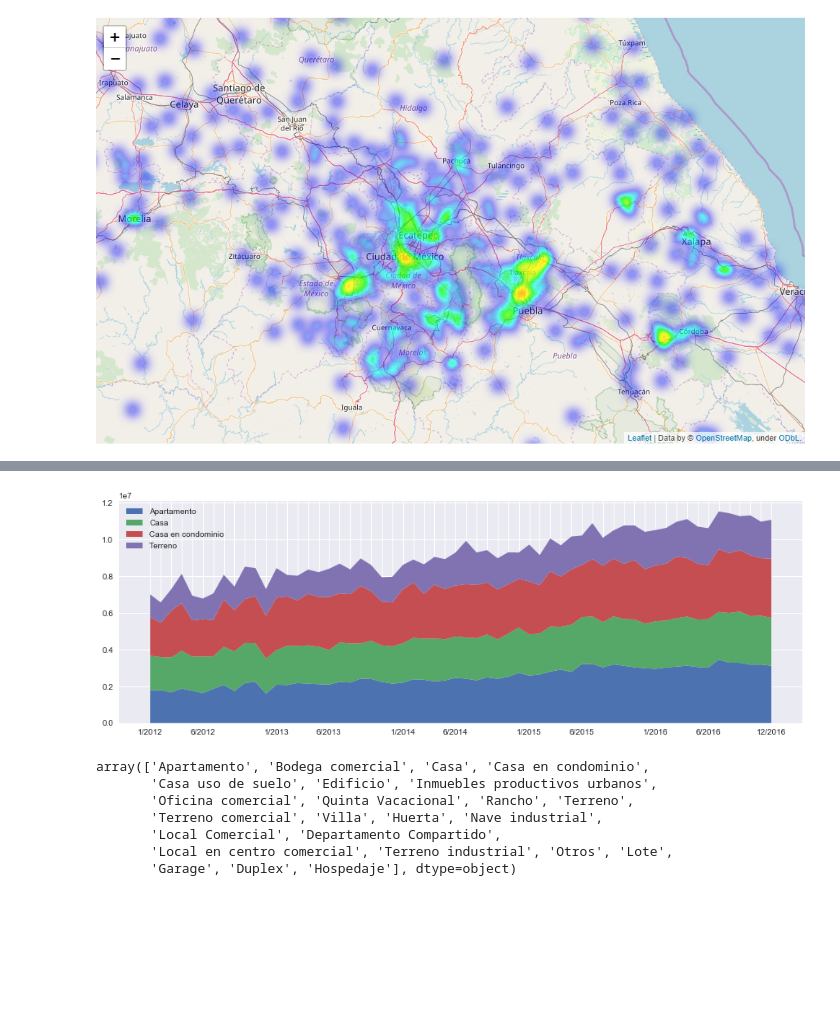
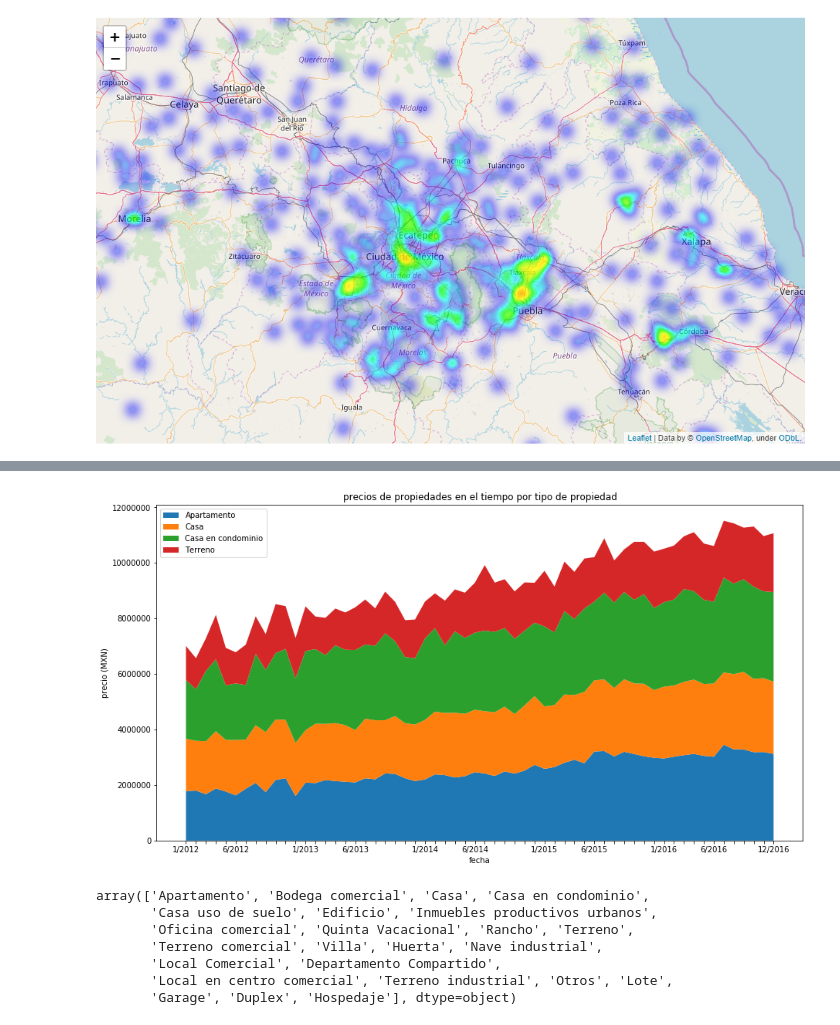
Before and after one commit to josetec1/DatosG29, a Jupyter notebook: Analisis nacho.ipynb, the cells around one changed output, grey strips where cells are left out. Drawn from its saved outputs; the diff is of its cells as text; code cells hidden in the pictures; blank space fills up the shorter version.

```diff
--- a/Analisis nacho.ipynb
+++ b/Analisis nacho.ipynb
@@ -77,17 +79,24 @@ tipodepropiedad = ['Apartamento', 'Casa', 'Casa en condominio', 'Terreno']
 # %%
 #plt.stackplot(np.arange(len(dftmp.groupby('yearmonth'))), precioporprop, labels=tipodepropiedad)
 x = np.arange(len(dftmp.groupby('yearmonth')))
+mpl.rcParams["axes.formatter.useoffset"] = False
 plt.stackplot(x, preciosporprop , labels=tipodepropiedad)
 plt.xticks(x, ['1/2012', ' ', ' ', ' ', ' ', '6/2012', ' ', ' ', ' ', ' ', ' ', ' ',
                '1/2013', ' ', ' ', ' ', ' ', '6/2013', ' ', ' ', ' ', ' ', ' ', ' ',
                '1/2014', ' ', ' ', ' ', ' ', '6/2014', ' ', ' ', ' ', ' ', ' ', ' ',
                '1/2015', ' ', ' ', ' ', ' ', '6/2015', ' ', ' ', ' ', ' ', ' ', ' ',
                '1/2016', ' ', ' ', ' ', ' ', '6/2016', ' ', ' ', ' ', ' ', ' ', '12/2016'])
 plt.legend(loc='upper left')
-plt.rcParams['figure.figsize'] = [15, 15]
+#plt.rcParams['figure.figsize'] = [15, 8]
+plt.title("precios de propiedades en el tiempo por tipo de propiedad")
+plt.ylabel("precio (MXN)")
+plt.xlabel("fecha")
+ax = plt.gca()
+ax.yaxis.get_major_formatter().set_scientific(False)
+
 plt.show()
 # %% [output]
-[figure, old version]
+[figure, new version]
 # %%
 tipodepropiedad = dftmp.tipodepropiedad.unique()
 tipodepropiedad
```
Also changed, not shown: parts of 9 cells of this notebook, 1 other file.
